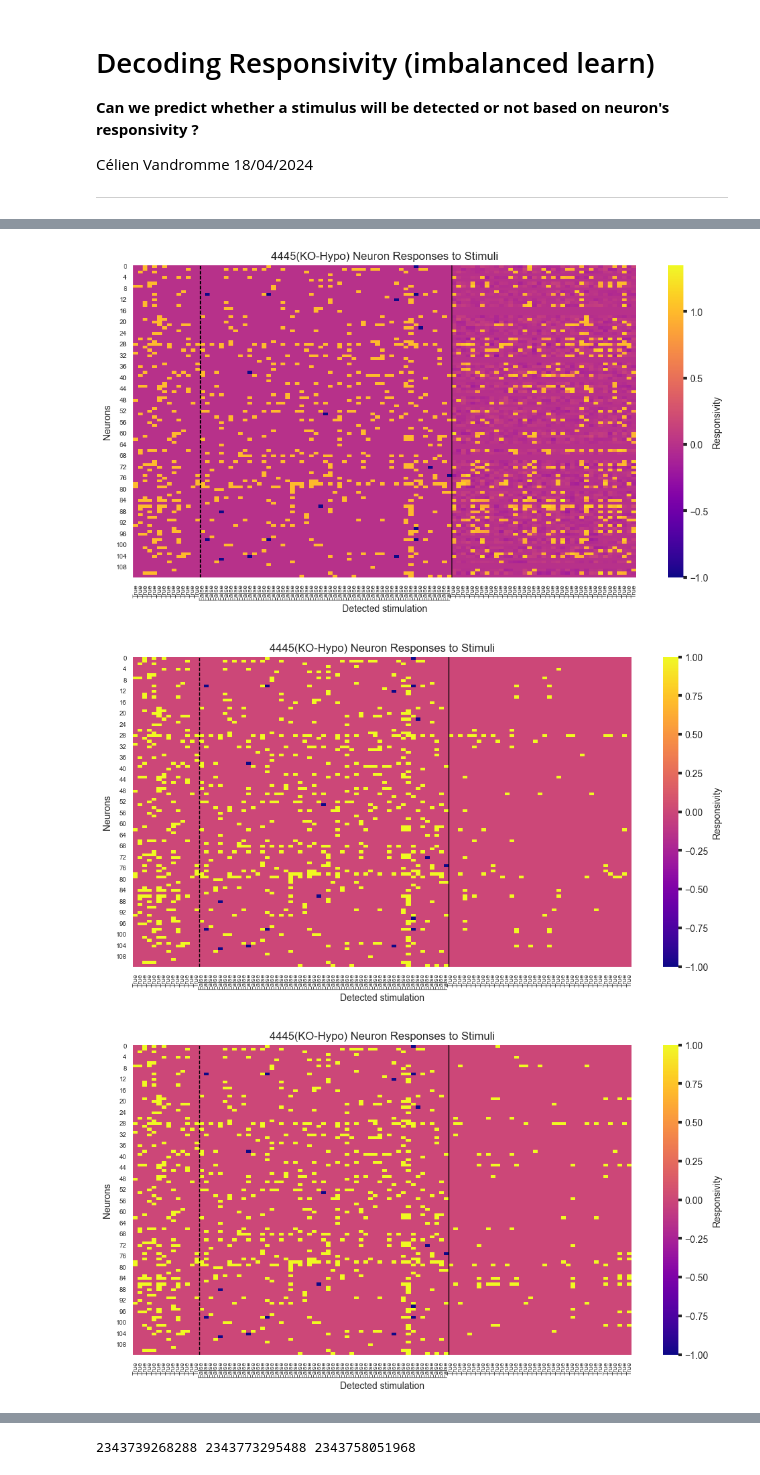
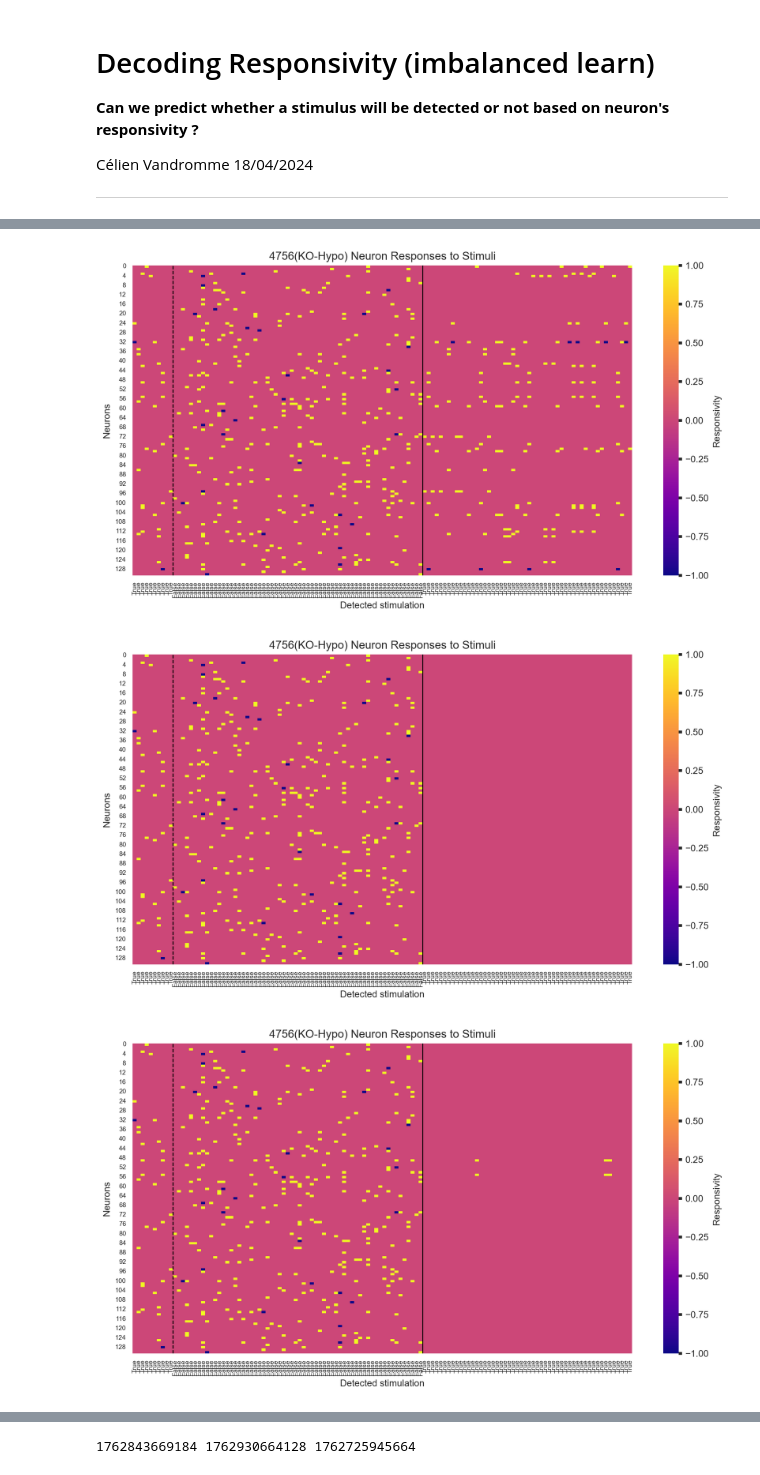
Before and after one commit to OuraniaSem/Percephone, a Jupyter notebook: Figures/Dec_imbal_resp.ipynb, the cells around one changed output, grey strips where cells are left out. Cells and saved outputs as stored; diff of their text form; code cells hidden in the pictures.

```diff
--- a/Figures/Dec_imbal_resp.ipynb
+++ b/Figures/Dec_imbal_resp.ipynb
@@ -65,3 +66,18 @@ Behavioural information already incorporated in the analog.
 Behavioural information already incorporated in the analog.
 Behavioural information already incorporated in the analog.
 Behavioural information already incorporated in the analog.
+# %%
+names = ["ID", "genotype", "stim", "stim_True", "stim_False", "neuron_exc", "neuron_inh"]
+matrix = []
+for rec in recs.values():
+    ind = []
+    ind.append(rec.filename)
+    ind.append(rec.genotype)
+    ind.append(len(rec.detected_stim))
+    ind.append(rec.detected_stim.sum())
+    ind.append(len(rec.detected_stim) - rec.detected_stim.sum())
+    ind.append(rec.matrices["EXC"]["Responsivity"].shape[0])
+    ind.append(rec.matrices["INH"]["Responsivity"].shape[0])
+    matrix.append(ind)
+summary = pd.DataFrame(np.array(matrix), columns=names)
+summary
@@ -81,7 +113,7 @@ def resp_heatmap(record_dict, sort=False):
         y = record_dict["y_bal"]
 
     plt.figure(figsize=(12, 6))
-    sns.heatmap(X.T, cmap='inferno', xticklabels=y, cbar_kws={'label': 'Responsivity'})
+    sns.heatmap(X.T, cmap='plasma', xticklabels=y, cbar_kws={'label': 'Responsivity'})
     plt.axvline(x=record_dict["X_train"].shape[0], color="black", linewidth=1)
     if sort:
         plt.axvline(x=X_train_true.shape[0], color="black", linewidth=1, linestyle='dashed')
@@ -222,18 +264,21 @@ apply_model(lr, "Responsivity", resampler=smote, exc_neurons=True, inh_neurons=T
 # %%
-rec = recs[4445]
-test = get_rec_info(rec, "Responsivity", exc_neurons=True, inh_neurons=True)
-ros = imb.over_sampling.RandomOverSampler(sampling_strategy='auto', shrinkage=0.2)
+rec = recs[4756]
+test = get_rec_info(rec, "Responsivity", exc_neurons=True, inh_neurons=False)
+ros = imb.over_sampling.RandomOverSampler(sampling_strategy='auto', shrinkage=None)
 bd_smote = imb.over_sampling.BorderlineSMOTE(sampling_strategy='auto')
+adasyn = imb.over_sampling.ADASYN(sampling_strategy="auto")
 test = split_data(test, train_ratio=0.8, stratify=True)
 
-test_3 = resample(test, ros)
-test = resample(copy.copy(test), smote)
-test_2 = resample(copy.copy(test), bd_smote)
-resp_heatmap(test_3, sort=True)
+test = resample(test, ros)
+test_2 = resample(copy.copy(test), smote)
+test_3 = resample(copy.copy(test), bd_smote)
+test_4 = resample(copy.copy(test), adasyn)
 resp_heatmap(test, sort=True)
 resp_heatmap(test_2, sort=True)
+resp_heatmap(test_3, sort=True)
+resp_heatmap(test_4, sort=True)
 print(id(test_3), id(test), id(test_2))
 # %% [output]
-[figure, old version]
+[figure, new version]
-[figure, old version]
+[figure, new version]
-[figure, old version]
+[figure, new version]
@@ -240 +286 @@ print(id(test_3), id(test), id(test_2))
-2343739268288 2343773295488 2343758051968
+1762843669184 1762930664128 1762725945664
```
Also changed, not shown: parts of 5 cells of this notebook.
